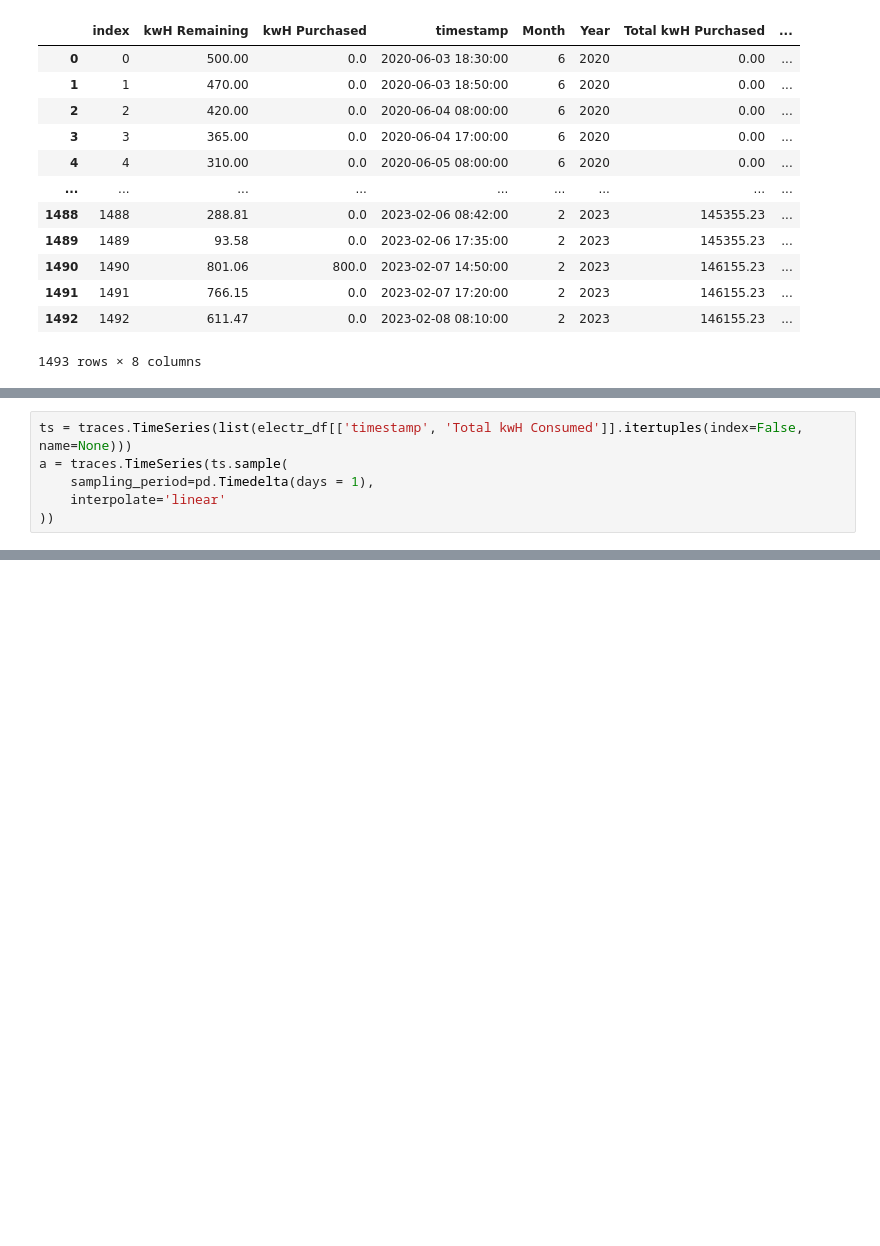
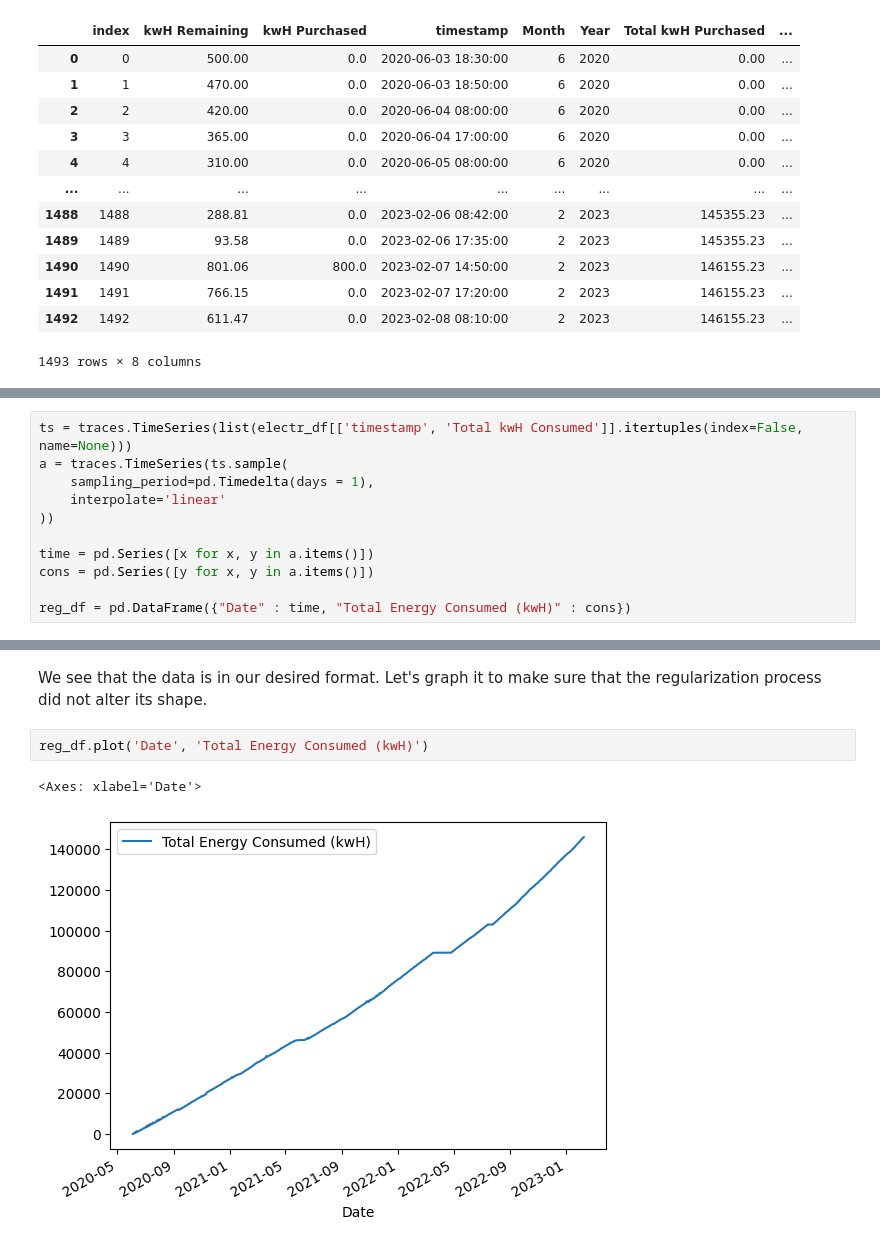
Before and after one commit to AmanDesai-coder/CBCA_Ndosho_Electricity_Analysis, a Jupyter notebook: AmanElectricityAnalysis.ipynb, the cells around one changed output, grey strips where cells are left out. Drawn from its saved outputs; the diff is of its cells as text; blank space fills up the shorter version.

```diff
--- a/AmanElectricityAnalysis.ipynb
+++ b/AmanElectricityAnalysis.ipynb
@@ -146,3 +115,8 @@ a = traces.TimeSeries(ts.sample(
     sampling_period=pd.Timedelta(days = 1),
     interpolate='linear'
 ))
+
+time = pd.Series([x for x, y in a.items()])
+cons = pd.Series([y for x, y in a.items()])
+
+reg_df = pd.DataFrame({"Date" : time, "Total Energy Consumed (kwH)" : cons})
@@ -212,0 +132,7 @@ electr_df.groupby(['Month', 'Year'])['Total kwH Consumed'].apply(lambda x: x.max
+# %% [markdown]
+We see that the data is in our desired format. Let's graph it to make sure that the regularization process did not alter its shape.
+# %%
+reg_df.plot('Date', 'Total Energy Consumed (kwH)')
+# %% [output]
+<Axes: xlabel='Date'>
+[figure, added]
```
Also changed, not shown: parts of 21 cells of this notebook.
